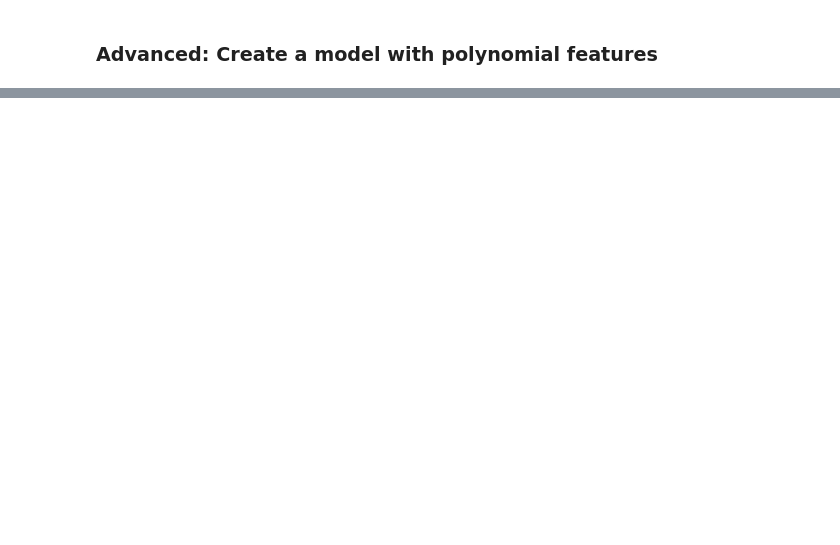
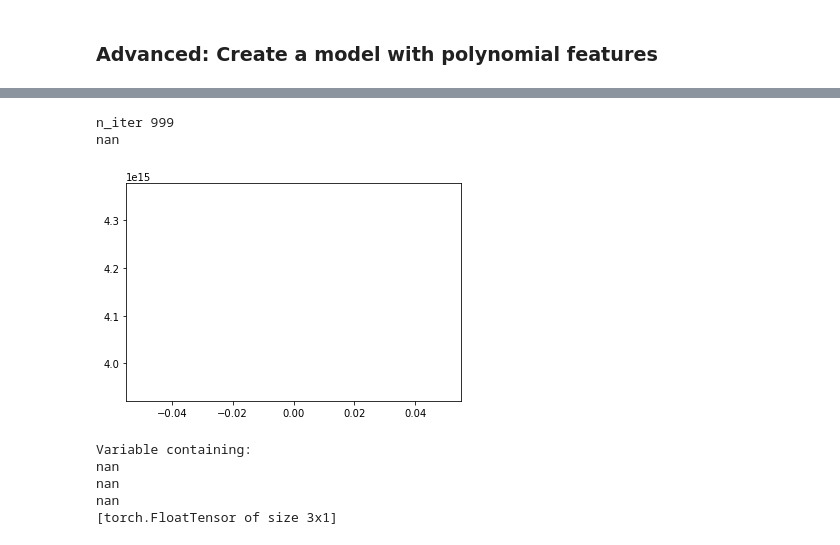
Before and after one commit to kuatroka/oxford_dl_2015_code, a Jupyter notebook: oxford_dl_2015_code/Practical2/practical2 - Linear Models with SGD and Least Squares.ipynb, the cells around one changed output, grey strips where cells are left out. Saved outputs shown, nothing was run; the diff lists cells and outputs as text; code cells hidden in the pictures; blank space fills up the shorter version.

Commit message:
pytorch polynomial

```diff
--- a/oxford_dl_2015_code/Practical2/practical2 - Linear Models with SGD and Least Squares.ipynb
+++ b/oxford_dl_2015_code/Practical2/practical2 - Linear Models with SGD and Least Squares.ipynb
@@ -234,0 +233,79 @@ reg.rank_
+# %%
+# code for polynomial Linear Regression - doesn't work yet
+import sklearn.linear_model as lm
+from sklearn.preprocessing import PolynomialFeatures
+import torch
+import torch.autograd
+import torch.nn.functional as F
+from torch.autograd import Variable
+
+
+train_data = torch.Tensor([
+   [40,  6,  4],
+   [44, 10,  4],
+   [46, 12,  5],
+   [48, 14,  7],
+   [52, 16,  9],
+   [58, 18, 12],
+   [60, 22, 14],
+   [68, 24, 20],
+   [74, 26, 21],
+   [80, 32, 24]])
+test_data = torch.Tensor([
+    [6, 4],
+    [10, 5],
+    [4, 8]])
+
+x_train = train_data[:,1:3]
+y_train = train_data[:,0]
+
+POLY_DEGREE = 3
+input_size = 2
+output_size = 1
+
+poly = PolynomialFeatures(input_size * POLY_DEGREE, include_bias=False)
+x_train_poly = poly.fit_transform(x_train.numpy())
+
+
+class Model(torch.nn.Module):
+
+    def __init__(self):
+        super(Model, self).__init__()
+        self.fc = torch.nn.Linear(poly.n_output_features_, output_size)
+
+    def forward(self, x):
+        return self.fc(x)
+
+model = Model()
+criterion = torch.nn.MSELoss()
+optimizer = torch.optim.SGD(model.parameters(), lr=0.001)
+
+losses = [] # Added
+
+for i in range(1000):
+    optimizer.zero_grad()
+    outputs = model(Variable(torch.Tensor(x_train_poly)))
+    loss = criterion(outputs, Variable(y_train))
+    losses.append(loss.data[0])
+    loss.backward()
+    optimizer.step()
+    if loss.data[0] < 1e-4:
+        break
+
+print('n_iter', i)
+print(loss.data[0])
+plt.plot(losses)
+plt.show()
+# %% [output]
+n_iter 999
+nan
+[figure, added]
+# %%
+# Prediction of new value with test_data
+model(Variable(torch.Tensor(poly.fit_transform(test_data.numpy()))))
+# %% [output]
+Variable containing:
+nan
+nan
+nan
+[torch.FloatTensor of size 3x1]
```
Also changed, not shown: parts of 7 cells of this notebook.
